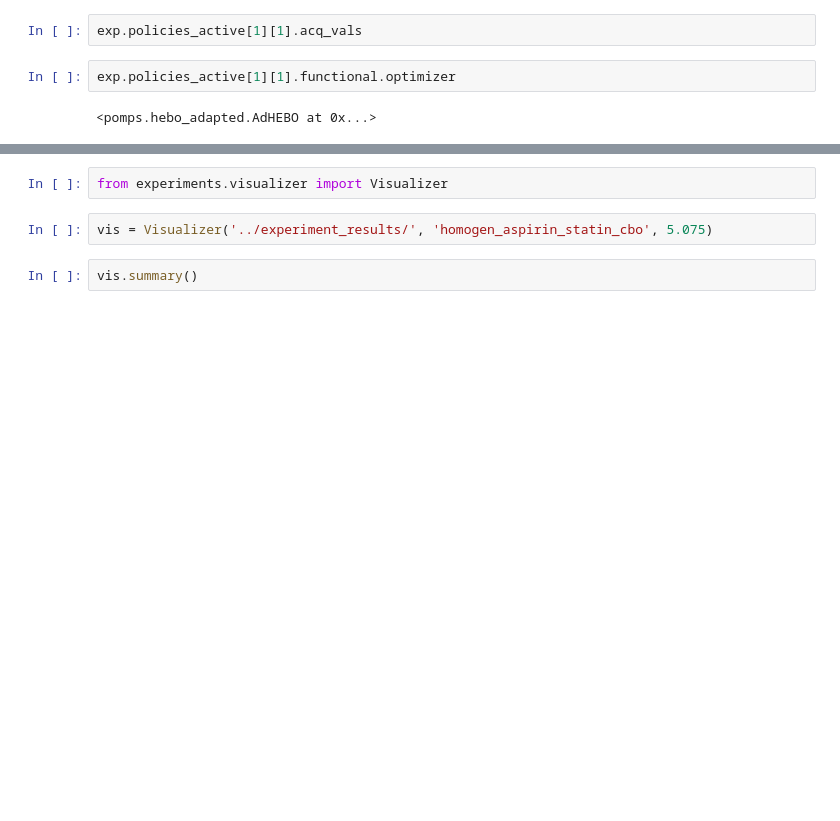
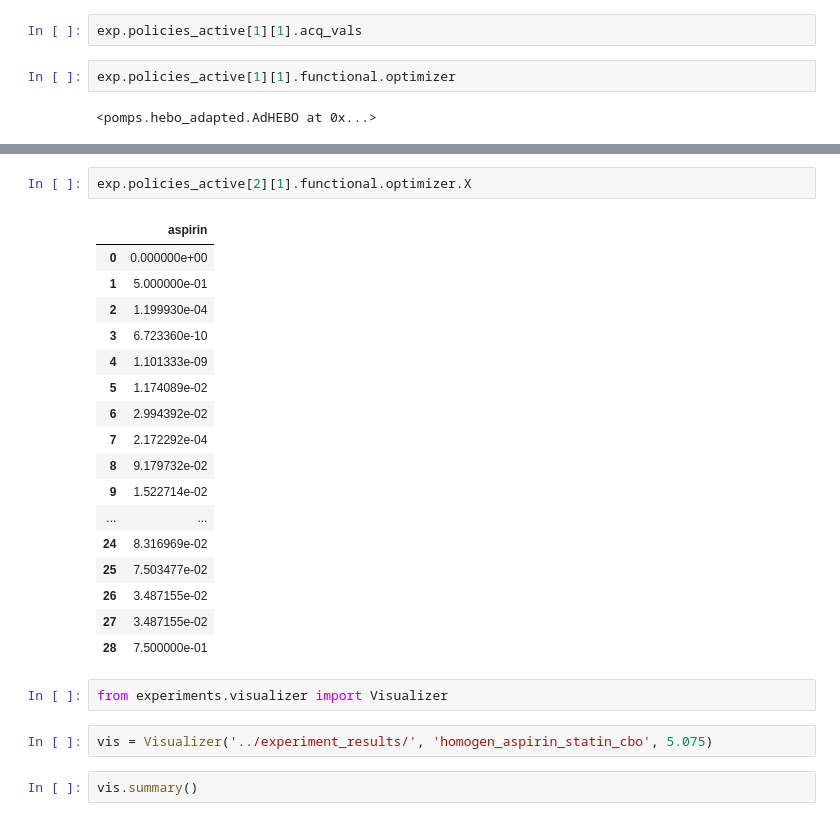
Before and after one commit to VahanArsenian/POMPSBO, a Jupyter notebook: notebooks/pomis_pomps_adapted.ipynb, the cells around one changed output, grey strips where cells are left out. Saved outputs shown, nothing was run; the diff lists cells and outputs as text; blank space fills up the shorter version.

```diff
--- a/notebooks/pomis_pomps_adapted.ipynb
+++ b/notebooks/pomis_pomps_adapted.ipynb
@@ -61,3 +62,23 @@ exp.iterate(smoke_test=smoke_test)
+# %%
+exp.policies_active[2][1].functional.optimizer.X
+# %% [output]
+|  | aspirin |
+| 0 | 0.000000e+00 |
+| 1 | 5.000000e-01 |
+| 2 | 1.199930e-04 |
+| 3 | 6.723360e-10 |
+| 4 | 1.101333e-09 |
+| 5 | 1.174089e-02 |
+| 6 | 2.994392e-02 |
+| 7 | 2.172292e-04 |
+| 8 | 9.179732e-02 |
+| 9 | 1.522714e-02 |
+| ... | ... |
+| 24 | 8.316969e-02 |
+| 25 | 7.503477e-02 |
+| 26 | 3.487155e-02 |
+| 27 | 3.487155e-02 |
+| 28 | 7.500000e-01 |
 # %%
 from experiments.visualizer import Visualizer
 # %%
```
Also changed, not shown: parts of 1 cell of this notebook, 1 other file.
